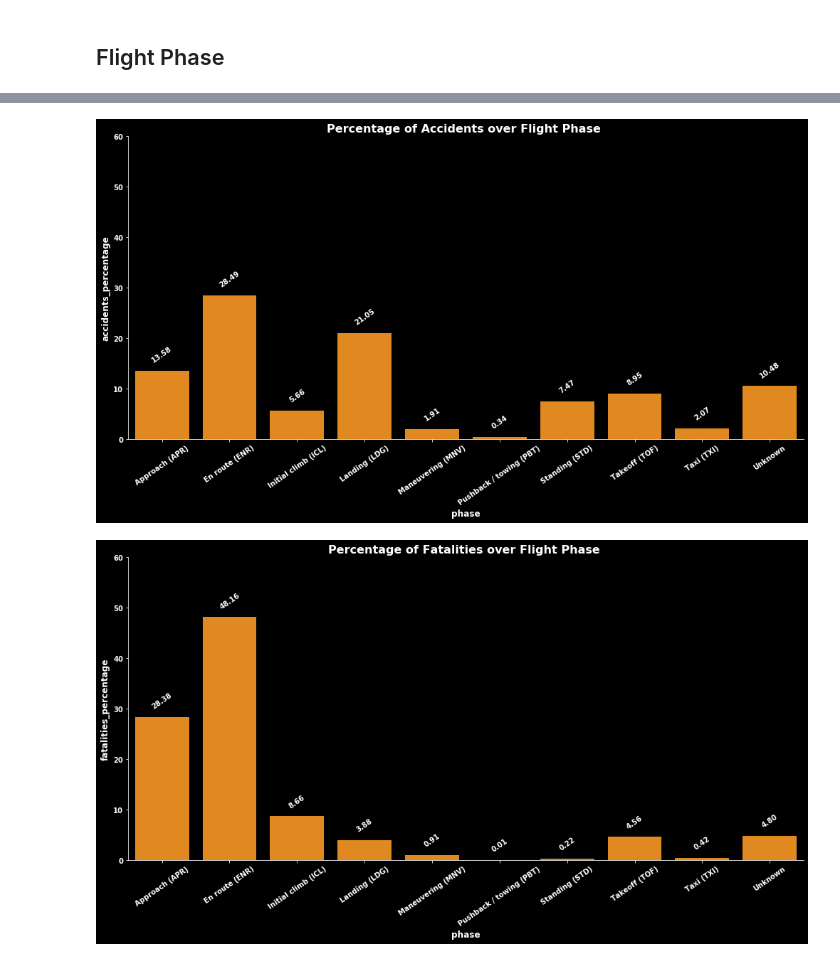
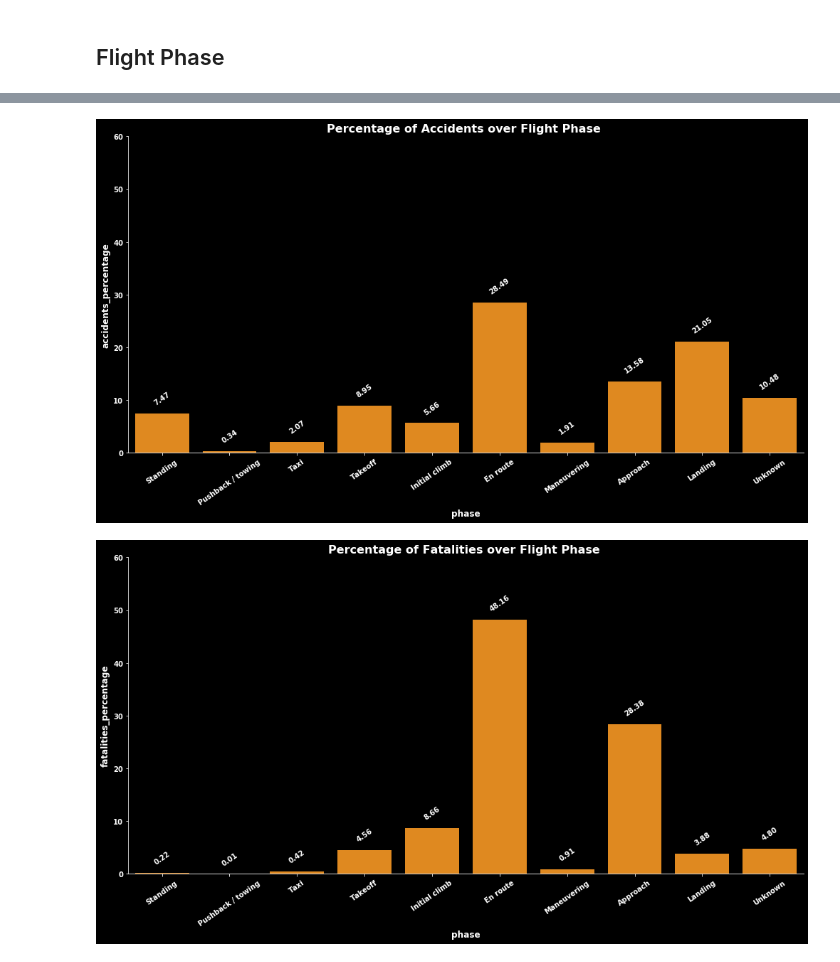
Before and after one commit to razmikmelikbekyan/AircraftAccidentsAnalysis, a Jupyter notebook: accidents_analysis/AccidentsAnalysis.ipynb, the cells around one changed output, grey strips where cells are left out. Saved outputs shown, nothing was run; the diff lists cells and outputs as text; code cells hidden in the pictures.

```diff
--- a/accidents_analysis/AccidentsAnalysis.ipynb
+++ b/accidents_analysis/AccidentsAnalysis.ipynb
@@ -658,32 +690,40 @@ plot_lineplot(
 # %%
 temp = df[pd.notna(df['total_fatalities'])].groupby('phase').agg({'total_fatalities': ('sum', 'count')})
 temp.columns = ['_'.join(c).strip() for c in temp.columns]
 temp = temp.reset_index()
 temp['fatalities_percentage'] = temp['total_fatalities_sum'] / temp['total_fatalities_sum'].sum() * 100
 temp['accidents_percentage'] = temp['total_fatalities_count'] / temp['total_fatalities_count'].sum() * 100
+temp['phase'] = [x if x == 'Unknown' else x[:-6] for x in temp['phase']]
+sorting = [
+    'Standing', 'Pushback / towing', 'Taxi', 'Takeoff',
+    'Initial climb', 'En route', 'Maneuvering', 'Approach','Landing',
+#     'Emergency descent', 'Uncontrolled descent', 'Post-impact',
+    'Unknown'
+]
+temp['phase'] = pd.Categorical(temp['phase'], sorting)
 
 
 plot_aggregated_barplot(
     temp,
     x_column='phase',
     y_column='accidents_percentage',
     annotation_precision=2,
     ylims=(0, 60),
     ticks_rotation=35,
     title='Percentage of Accidents over Flight Phase '
 )
 plot_aggregated_barplot(
     temp,
     x_column='phase',
     y_column='fatalities_percentage',
     annotation_precision=2,
     ylims=(0, 60),
     ticks_rotation=35,
     title='Percentage of Fatalities over Flight Phase '
 )
 # %% [output]
-[figure, old version]
+[figure, new version]
-[figure, old version]
+[figure, new version]
 # %%
 temp = df[df['nature_group'] == 'Passenger']
 temp = temp[pd.notna(temp['total_fatalities'])].groupby('phase').agg({'total_fatalities': ('sum', 'count')})
```
Also changed, not shown: parts of 17 cells of this notebook, 1 other file.
